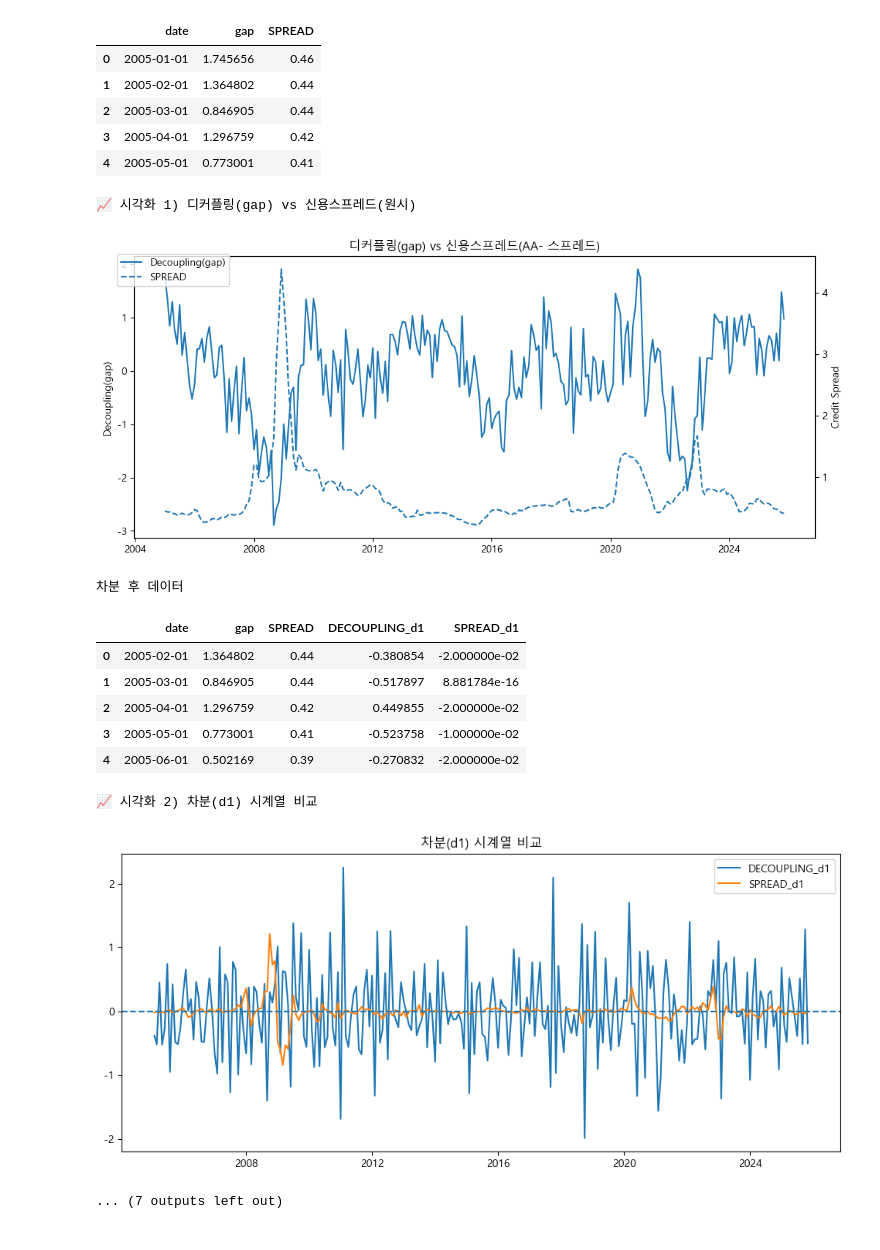
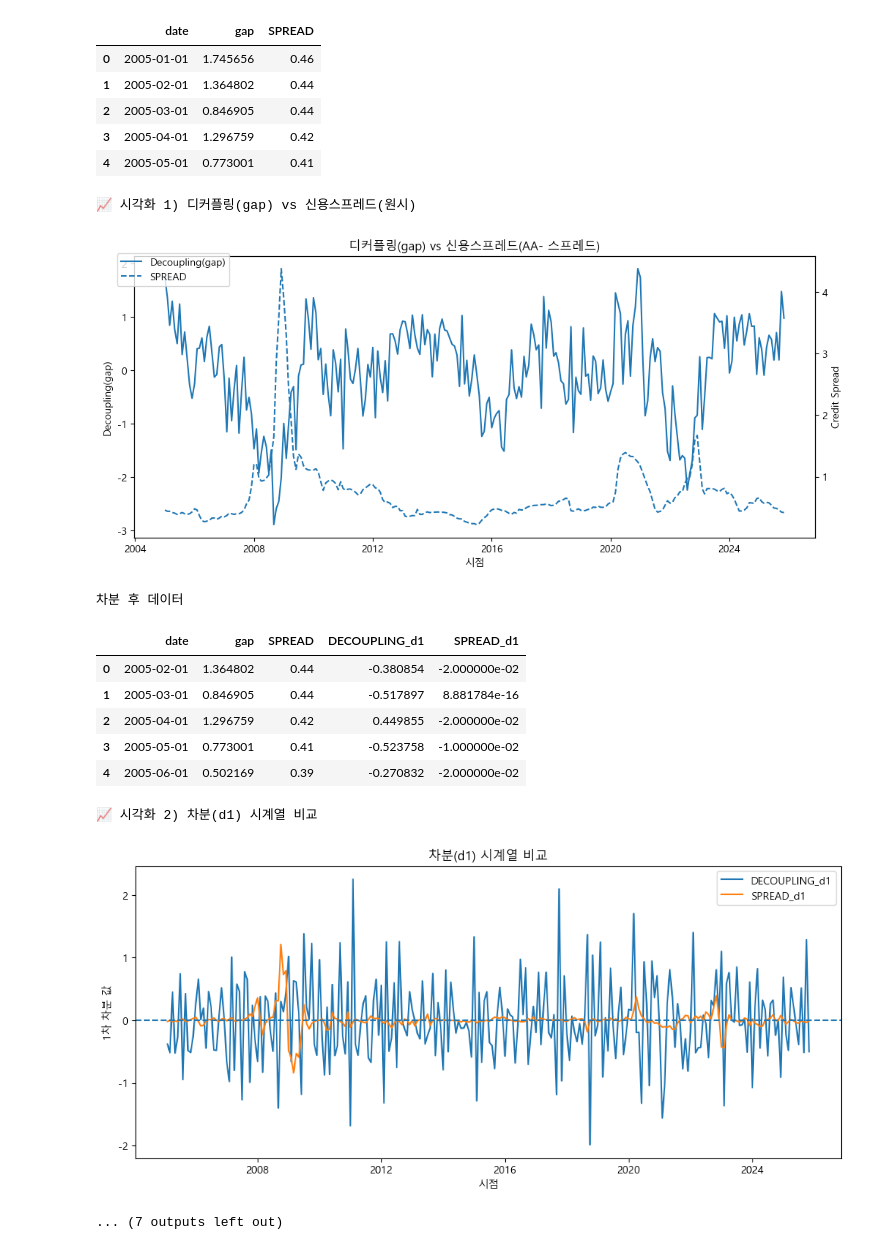
Before and after one commit to yoonsung1/final-project, a Jupyter notebook: 가은/가설 검정/신용경색 신호 가설.ipynb, the cells around one changed output. Cells and saved outputs as stored; diff of their text form; code cells hidden in the pictures.

```diff
--- a/가은/가설 검정/신용경색 신호 가설.ipynb
+++ b/가은/가설 검정/신용경색 신호 가설.ipynb
@@ -5,7 +5,6 @@ import matplotlib.pyplot as plt
 from statsmodels.tsa.stattools import grangercausalitytests
 from IPython.display import display
 
-# 한글 설정(경고 없이)
 plt.rcParams["font.family"] = "Malgun Gothic"
 plt.rcParams["axes.unicode_minus"] = False
 
@@ -20,7 +19,6 @@ df_dec = pd.read_csv(PATH_DECOUPLING)
 df_dec["date"] = pd.to_datetime(df_dec["date"], errors="coerce")
 df_dec = df_dec.dropna(subset=["date"]).sort_values("date").reset_index(drop=True)
 
-# ✅ gap 컬럼이 없으면 fin-real로 생성(안전장치)
 if "gap" not in df_dec.columns:
     if ("fin_index" in df_dec.columns) and ("real_index" in df_dec.columns):
         df_dec["gap"] = pd.to_numeric(df_dec["fin_index"], errors="coerce") - pd.to_numeric(df_dec["real_index"], errors="coerce")
@@ -29,7 +27,6 @@ if "gap" not in df_dec.columns:
 
 df_dec["gap"] = pd.to_numeric(df_dec["gap"], errors="coerce")
 df_dec = df_dec.dropna(subset=["gap"])
-
 df_dec = df_dec.groupby("date", as_index=False)["gap"].mean()
 df_dec = df_dec.sort_values("date").reset_index(drop=True)
 
@@ -42,12 +39,10 @@ display(df_dec.head())
 PATH_SPREAD = "../data/전처리_신용스프레드.csv"
 df_sp = pd.read_csv(PATH_SPREAD)
 
-# 날짜 컬럼 자동 탐색
 date_col = [c for c in df_sp.columns if "date" in c.lower() or "기간" in c or "시점" in c][0]
 df_sp = df_sp.rename(columns={date_col: "date"})
 df_sp["date"] = pd.to_datetime(df_sp["date"], errors="coerce")
 
-# 스프레드 컬럼 자동 탐색
 val_col = [c for c in df_sp.columns if c != "date"][0]
 df_sp = df_sp[["date", val_col]].rename(columns={val_col: "SPREAD"})
 df_sp["SPREAD"] = pd.to_numeric(df_sp["SPREAD"], errors="coerce")
@@ -57,7 +52,7 @@ print("스프레드 데이터 확인")
 display(df_sp.head())
 
 # ===============================
-# 3. 병합 (월 기준 유지)
+# 3. 병합
 # ===============================
 df = df_dec.merge(df_sp, on="date", how="inner")
 df = df.sort_values("date").reset_index(drop=True)
@@ -66,12 +61,13 @@ print("병합 결과")
 display(df.head())
 
 # ===============================
-# ✅ (시각화 1) 원시 시계열(이중축): gap vs spread
+# 시각화 1) 원시 시계열 (이중축)
 # ===============================
 print("\n📈 시각화 1) 디커플링(gap) vs 신용스프레드(원시)")
 
 fig, ax1 = plt.subplots(figsize=(12,5))
 ax1.plot(df["date"], df["gap"], label="Decoupling(gap)")
+ax1.set_xlabel("시점")
 ax1.set_ylabel("Decoupling(gap)")
 
 ax2 = ax1.twinx()
@@ -93,7 +89,7 @@ print("차분 후 데이터")
 display(df.head())
 
 # ===============================
-# ✅ (시각화 2) 차분 시계열 비교
+# 시각화 2) 차분 시계열
 # ===============================
 print("\n📈 시각화 2) 차분(d1) 시계열 비교")
 
@@ -102,6 +98,8 @@ plt.plot(df["date"], df["DECOUPLING_d1"], label="DECOUPLING_d1")
 plt.plot(df["date"], df["SPREAD_d1"], label="SPREAD_d1")
 plt.axhline(0, linestyle="--")
 plt.title("차분(d1) 시계열 비교")
+plt.xlabel("시점")
+plt.ylabel("1차 차분 값")
 plt.legend()
 plt.show()
 
@@ -135,7 +133,7 @@ print("디커플링 → 스프레드")
 p_table = run_granger(df, "DECOUPLING_d1", "SPREAD_d1", maxlag=6)
 
 # ===============================
-# ✅ (시각화 3) lag별 p-value 바차트
+# 시각화 3) lag별 p-value
 # ===============================
 print("\n📈 시각화 3) Granger lag별 p-value (ssr F-test)")
 
@@ -144,14 +142,13 @@ plt.bar(p_table["lag"], p_table["p_value"])
 plt.axhline(0.05, linestyle="--", label="0.05 기준선")
 plt.xticks(p_table["lag"])
 plt.title("Granger 검정 p-value(시차별)")
-plt.xlabel("lag(개월)")
+plt.xlabel("lag (개월)")
 plt.ylabel("p-value")
 plt.legend()
 plt.show()
 
 # ===============================
-# ✅ (시각화 4) 대표 시차(lag=3) 산점도 + 단순회귀선(직관용)
-#     ※ Granger 자체는 시차 전체를 보지만, 결과 설명용으로 '최소 p' lag를 시각화
+# 시각화 4) 대표 시차 산점도
 # ===============================
 best_lag = int(p_table.loc[p_table["p_value"].idxmin(), "lag"])
 print(f"\n📈 시각화 4) 대표 시차 산점도 (lag={best_lag})")
@@ -162,10 +159,11 @@ tmp = tmp.dropna(subset=["dec_lag", "SPREAD_d1"])
 
 plt.figure(figsize=(6,6))
 plt.scatter(tmp["dec_lag"], tmp["SPREAD_d1"], alpha=0.7)
-# 단순 회귀선(시각화 목적)
+
 m, b = np.polyfit(tmp["dec_lag"], tmp["SPREAD_d1"], 1)
 x_line = np.linspace(tmp["dec_lag"].min(), tmp["dec_lag"].max(), 100)
 plt.plot(x_line, m*x_line + b)
+
 plt.axhline(0, linestyle="--", linewidth=1)
 plt.axvline(0, linestyle="--", linewidth=1)
 plt.title(f"디커플링 d1 (lag={best_lag}) vs 스프레드 d1")
@@ -179,33 +177,33 @@ print("\n가설2 Granger 완료 ✅")
 디커플링 데이터 확인
 |  | date | gap |
 | 0 | 2005-01-01 | 1.745656 |
 | 1 | 2005-02-01 | 1.364802 |
 | 2 | 2005-03-01 | 0.846905 |
 | 3 | 2005-04-01 | 1.296759 |
 | 4 | 2005-05-01 | 0.773001 |
 스프레드 데이터 확인
 |  | date | SPREAD |
 | 0 | 2004-01-01 | 0.79 |
 | 1 | 2004-02-01 | 0.80 |
 | 2 | 2004-03-01 | 0.79 |
 | 3 | 2004-04-01 | 0.75 |
 | 4 | 2004-05-01 | 0.68 |
 병합 결과
 |  | date | gap | SPREAD |
 | 0 | 2005-01-01 | 1.745656 | 0.46 |
 | 1 | 2005-02-01 | 1.364802 | 0.44 |
 | 2 | 2005-03-01 | 0.846905 | 0.44 |
 | 3 | 2005-04-01 | 1.296759 | 0.42 |
 | 4 | 2005-05-01 | 0.773001 | 0.41 |
 📈 시각화 1) 디커플링(gap) vs 신용스프레드(원시)
-[figure, old version]
+[figure, new version]
 차분 후 데이터
 |  | date | gap | SPREAD | DECOUPLING_d1 | SPREAD_d1 |
 | 0 | 2005-02-01 | 1.364802 | 0.44 | -0.380854 | -2.000000e-02 |
 | 1 | 2005-03-01 | 0.846905 | 0.44 | -0.517897 | 8.881784e-16 |
 | 2 | 2005-04-01 | 1.296759 | 0.42 | 0.449855 | -2.000000e-02 |
 | 3 | 2005-05-01 | 0.773001 | 0.41 | -0.523758 | -1.000000e-02 |
 | 4 | 2005-06-01 | 0.502169 | 0.39 | -0.270832 | -2.000000e-02 |
 📈 시각화 2) 차분(d1) 시계열 비교
-[figure, old version]
+[figure, new version]
 ... (7 outputs left out)
```
Also changed, not shown: 1 other file.
